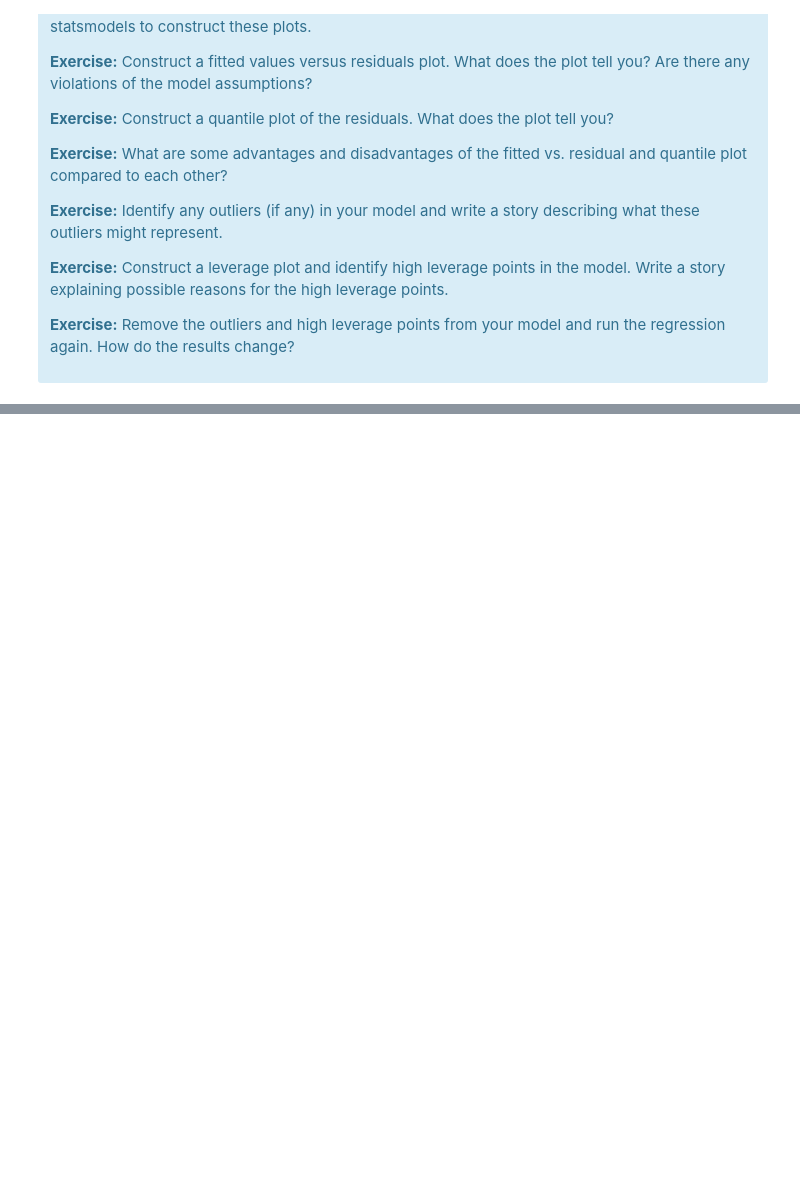
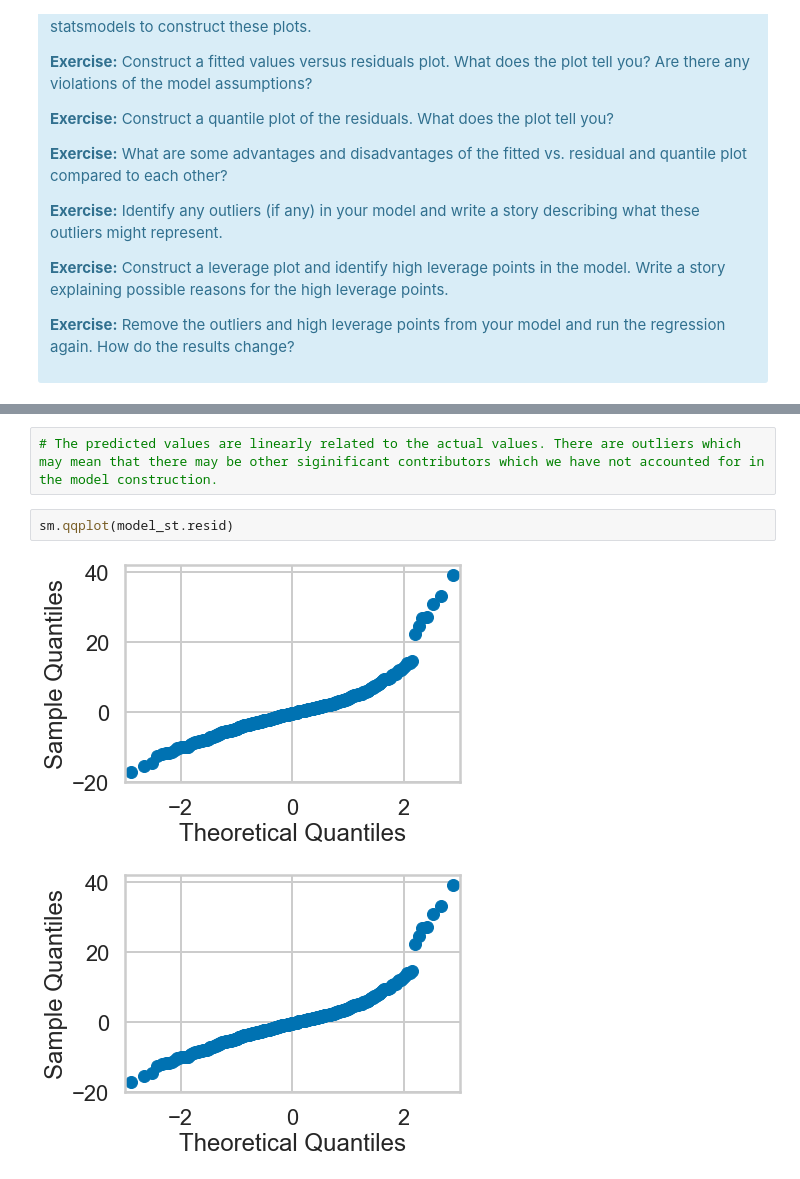
Before and after one commit to rogersnet/mec-mini-projects, a Jupyter notebook: mec-11.4.1-linear-regression-mini-project/Mini_Project_Linear_Regression.ipynb, the cells around one changed output, grey strips where cells are left out. Drawn from its saved outputs; the diff is of its cells as text; blank space fills up the shorter version.

Commit message:
Linear Regression Completed

```diff
--- a/mec-11.4.1-linear-regression-mini-project/Mini_Project_Linear_Regression.ipynb
+++ b/mec-11.4.1-linear-regression-mini-project/Mini_Project_Linear_Regression.ipynb
@@ -904,0 +911,7 @@ There are some other issues that are important investigate with linear regressio
+# %%
+# The predicted values are linearly related to the actual values. There are outliers which may mean that there may be other siginificant contributors which we have not accounted for in the model construction.
+# %%
+sm.qqplot(model_st.resid)
+# %% [output]
+[figure, added]
+[figure, added]
```
Also changed, not shown: parts of 12 cells of this notebook.
